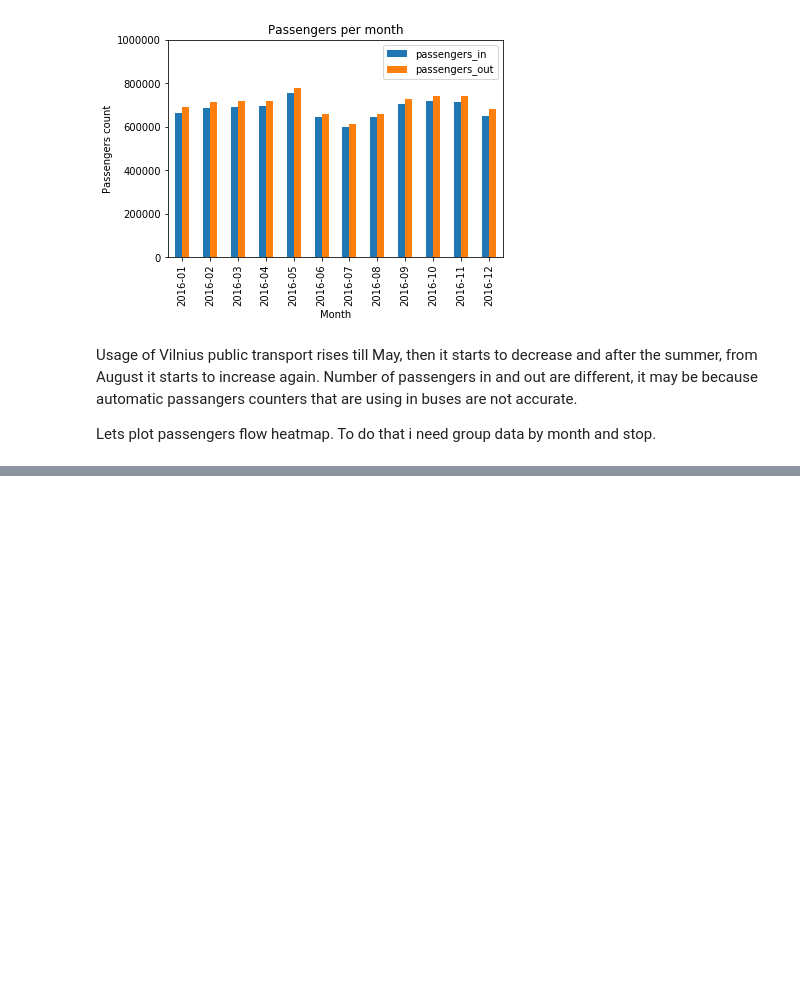
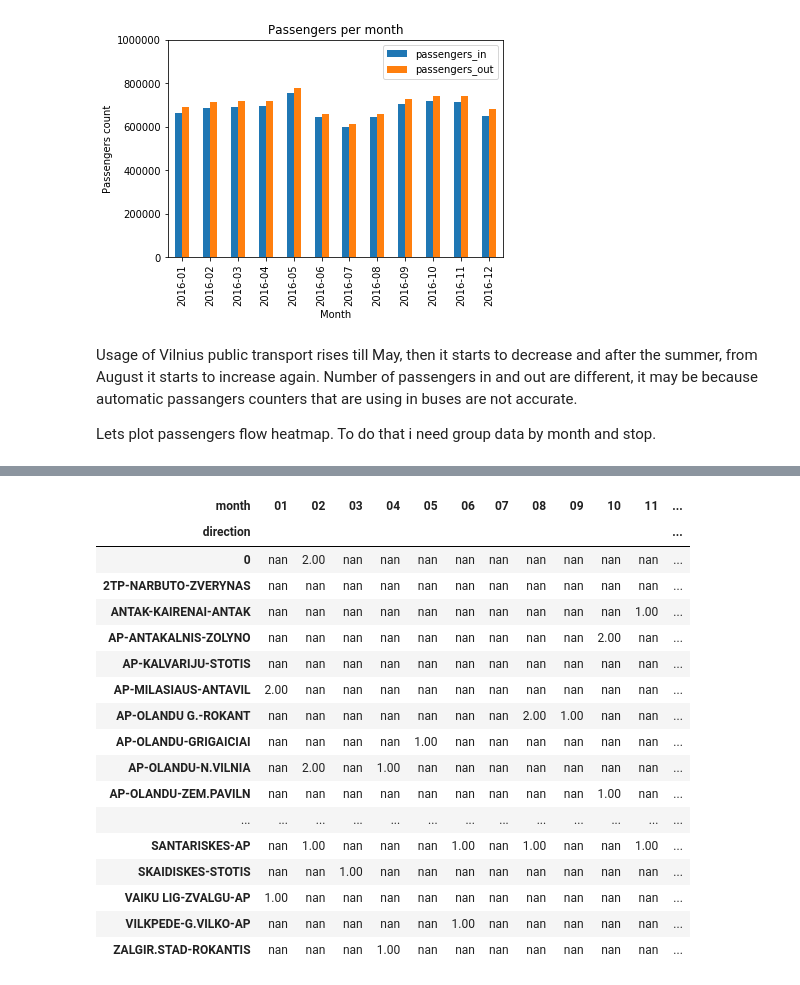
Before and after one commit to tomasrasymas/vilnius-public-transport-passengers-traffic-analysis, a Jupyter notebook: Vilnius public transport passengers traffic.ipynb, the cells around one changed output, grey strips where cells are left out. Saved outputs shown, nothing was run; the diff lists cells and outputs as text; code cells hidden in the pictures; blank space fills up the shorter version.

```diff
--- a/Vilnius public transport passengers traffic.ipynb
+++ b/Vilnius public transport passengers traffic.ipynb
@@ -291,0 +397,26 @@ map_vilnius
+# %%
+popular_out_routes_df = df.groupby([df['datetime'].dt.month, df['direction']])['passengers_out'].sum().reset_index()
+popular_out_routes_df = popular_out_routes_df.rename(columns={'datetime': 'month'})
+popular_out_routes_df = popular_out_routes_df.sort_values(['month', 'passengers_out'], ascending=[True, True])
+popular_out_routes_df = popular_out_routes_df.groupby(popular_out_routes_df['month']).head(5)
+popular_out_routes_df = popular_out_routes_df.pivot(index='direction', columns='month', values='passengers_out')
+display(popular_out_routes_df)
+# %% [output]
+| month | 01 | 02 | 03 | 04 | 05 | 06 | 07 | 08 | 09 | 10 | 11 | ... |
+| direction |  |  |  |  |  |  |  |  |  |  |  | ... |
+| 0 | nan | 2.00 | nan | nan | nan | nan | nan | nan | nan | nan | nan | ... |
+| 2TP-NARBUTO-ZVERYNAS | nan | nan | nan | nan | nan | nan | nan | nan | nan | nan | nan | ... |
+| ANTAK-KAIRENAI-ANTAK | nan | nan | nan | nan | nan | nan | nan | nan | nan | nan | 1.00 | ... |
+| AP-ANTAKALNIS-ZOLYNO | nan | nan | nan | nan | nan | nan | nan | nan | nan | 2.00 | nan | ... |
+| AP-KALVARIJU-STOTIS | nan | nan | nan | nan | nan | nan | nan | nan | nan | nan | nan | ... |
+| AP-MILASIAUS-ANTAVIL | 2.00 | nan | nan | nan | nan | nan | nan | nan | nan | nan | nan | ... |
+| AP-OLANDU G.-ROKANT | nan | nan | nan | nan | nan | nan | nan | 2.00 | 1.00 | nan | nan | ... |
+| AP-OLANDU-GRIGAICIAI | nan | nan | nan | nan | 1.00 | nan | nan | nan | nan | nan | nan | ... |
+| AP-OLANDU-N.VILNIA | nan | 2.00 | nan | 1.00 | nan | nan | nan | nan | nan | nan | nan | ... |
+| AP-OLANDU-ZEM.PAVILN | nan | nan | nan | nan | nan | nan | nan | nan | nan | 1.00 | nan | ... |
+| ... | ... | ... | ... | ... | ... | ... | ... | ... | ... | ... | ... | ... |
+| SANTARISKES-AP | nan | 1.00 | nan | nan | nan | 1.00 | nan | 1.00 | nan | nan | 1.00 | ... |
+| SKAIDISKES-STOTIS | nan | nan | 1.00 | nan | nan | nan | nan | nan | nan | nan | nan | ... |
+| VAIKU LIG-ZVALGU-AP | 1.00 | nan | nan | nan | nan | nan | nan | nan | nan | nan | nan | ... |
+| VILKPEDE-G.VILKO-AP | nan | nan | nan | nan | nan | 1.00 | nan | nan | nan | nan | nan | ... |
+| ZALGIR.STAD-ROKANTIS | nan | nan | nan | 1.00 | nan | nan | nan | nan | nan | nan | nan | ... |
```
Also changed, not shown: parts of 10 cells of this notebook.
